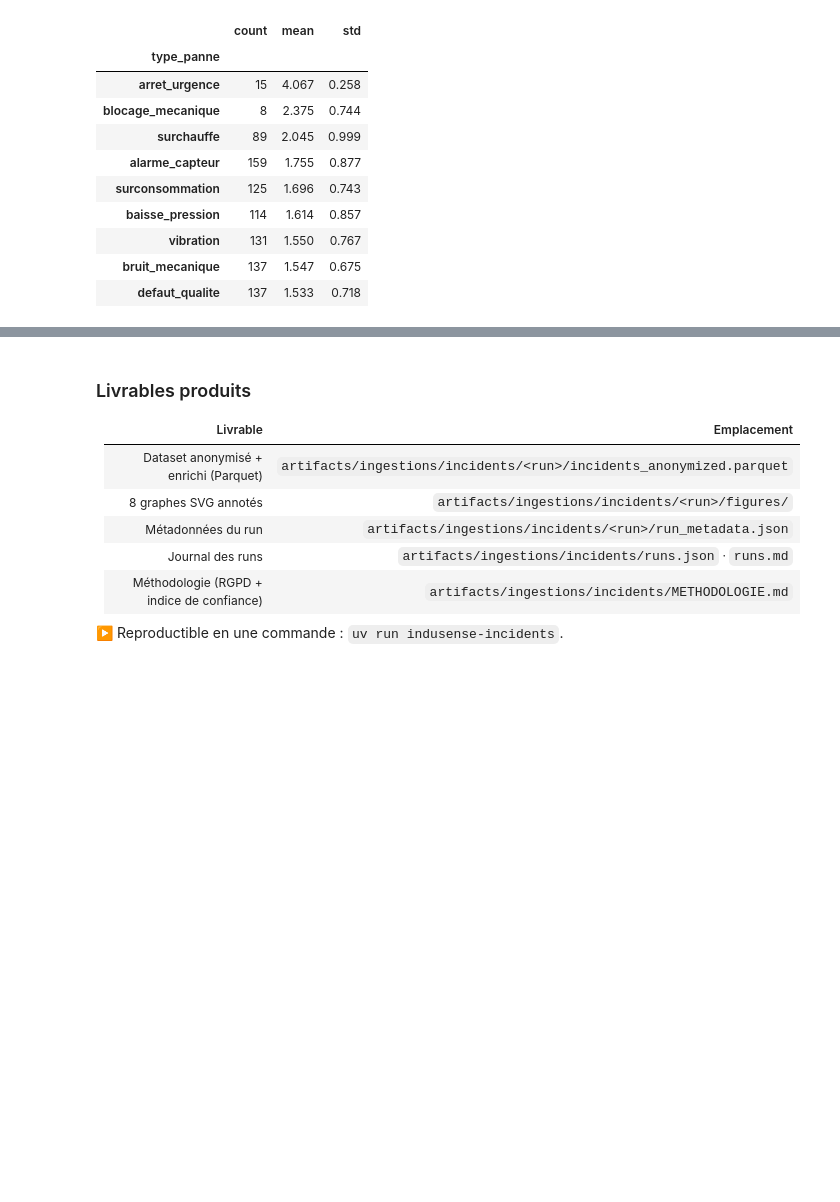
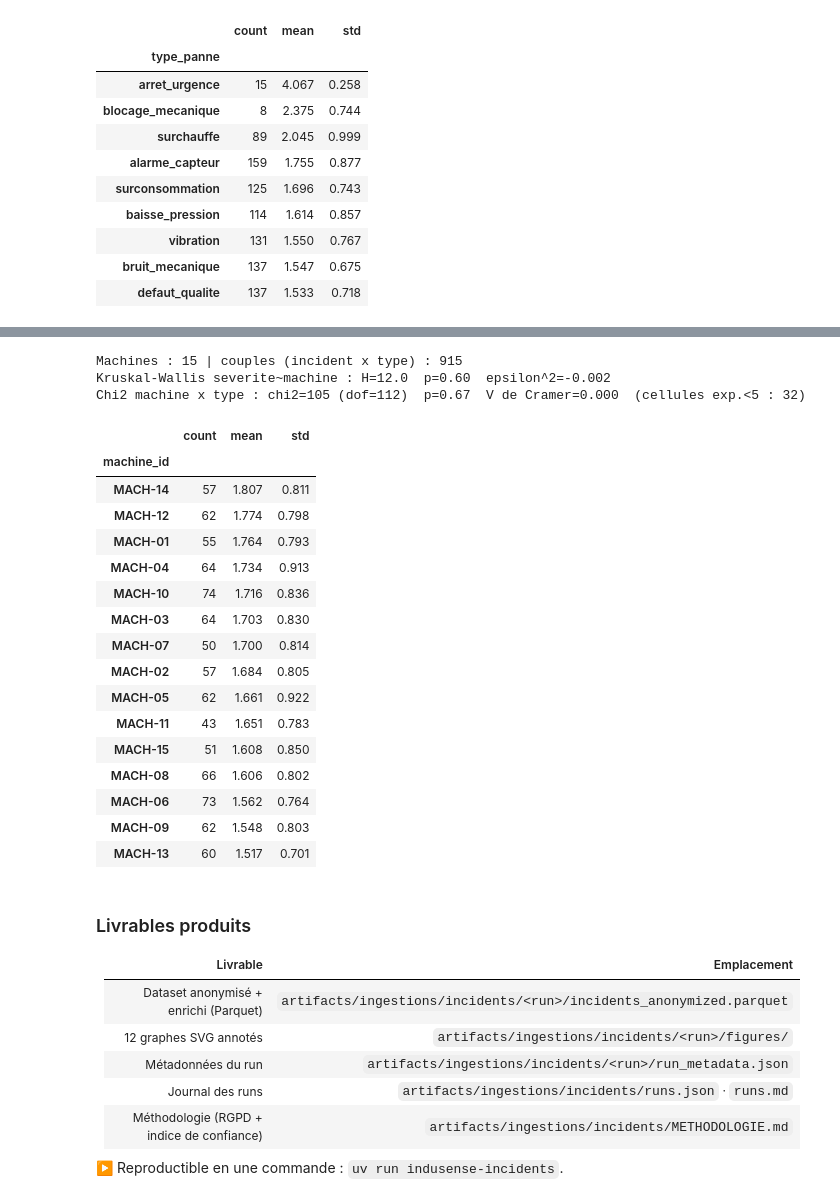
Before and after one commit to palauzet/AELION_Concevoir_Et_Implementer_Solution_IA, a Jupyter notebook: notebooks/01_enquete_donnees.ipynb, the cells around one changed output, grey strips where cells are left out. Cells and saved outputs as stored; diff of their text form; code cells hidden in the pictures; blank space fills up the shorter version.

```diff
--- a/notebooks/01_enquete_donnees.ipynb
+++ b/notebooks/01_enquete_donnees.ipynb
@@ -294,10 +299,47 @@ Kruskal-Wallis H = 81.8  p = 2.16e-14  |  epsilon^2 = 0.081
+# %%
+m_assoc = ing.machine_association(incidents)
+
+print(f"Machines : {m_assoc['n_machines']} | couples (incident x type) : {m_assoc['n_couples']}")
+print(
+    f"Kruskal-Wallis severite~machine : H={m_assoc['kruskal_H']:.1f}"
+    f"  p={m_assoc['p_kruskal']:.2f}  epsilon^2={m_assoc['epsilon2']:.3f}"
+)
+print(
+    f"Chi2 machine x type : chi2={m_assoc['chi2']:.0f} (dof={m_assoc['dof']})"
+    f"  p={m_assoc['p_chi2']:.2f}  V de Cramer={m_assoc['cramers_v']:.3f}"
+    f"  (cellules exp.<5 : {m_assoc['cellules_exp_faibles']})"
+)
+
+# Sévérité moyenne par machine (du plus grave au moins grave)
+m_assoc['sev_par_machine'].round(3)
+# %% [output]
+Machines : 15 | couples (incident x type) : 915
+Kruskal-Wallis severite~machine : H=12.0  p=0.60  epsilon^2=-0.002
+Chi2 machine x type : chi2=105 (dof=112)  p=0.67  V de Cramer=0.000  (cellules exp.<5 : 32)
+|  | count | mean | std |
+| machine_id |  |  |  |
+| MACH-14 | 57 | 1.807 | 0.811 |
+| MACH-12 | 62 | 1.774 | 0.798 |
+| MACH-01 | 55 | 1.764 | 0.793 |
+| MACH-04 | 64 | 1.734 | 0.913 |
+| MACH-10 | 74 | 1.716 | 0.836 |
+| MACH-03 | 64 | 1.703 | 0.830 |
+| MACH-07 | 50 | 1.700 | 0.814 |
+| MACH-02 | 57 | 1.684 | 0.805 |
+| MACH-05 | 62 | 1.661 | 0.922 |
+| MACH-11 | 43 | 1.651 | 0.783 |
+| MACH-15 | 51 | 1.608 | 0.850 |
+| MACH-08 | 66 | 1.606 | 0.802 |
+| MACH-06 | 73 | 1.562 | 0.764 |
+| MACH-09 | 62 | 1.548 | 0.803 |
+| MACH-13 | 60 | 1.517 | 0.701 |
 # %% [markdown]
 ### Livrables produits
 
 | Livrable | Emplacement |
 |---|---|
 | Dataset anonymisé + enrichi (Parquet) | `artifacts/ingestions/incidents/<run>/incidents_anonymized.parquet` |
-| 8 graphes SVG annotés | `artifacts/ingestions/incidents/<run>/figures/` |
+| 12 graphes SVG annotés | `artifacts/ingestions/incidents/<run>/figures/` |
 | Métadonnées du run | `artifacts/ingestions/incidents/<run>/run_metadata.json` |
 | Journal des runs | `artifacts/ingestions/incidents/runs.json` · `runs.md` |
 | Méthodologie (RGPD + indice de confiance) | `artifacts/ingestions/incidents/METHODOLOGIE.md` |
```
Also changed, not shown: parts of 6 cells of this notebook, 5 other files.
